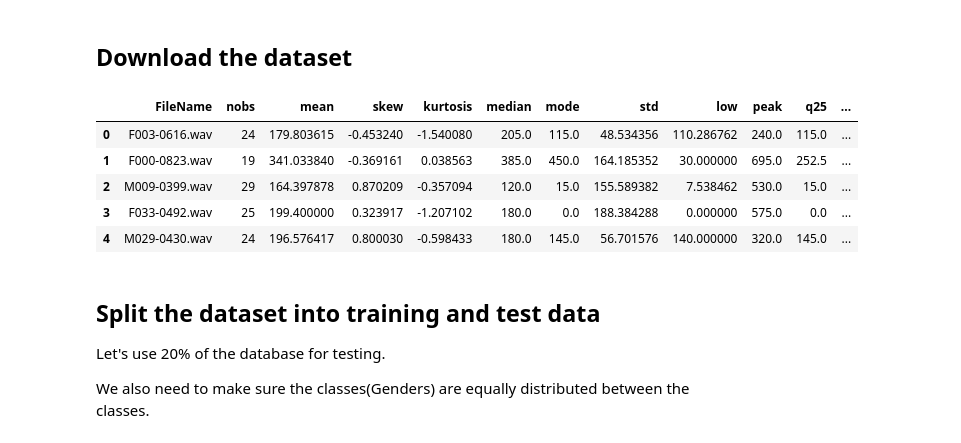
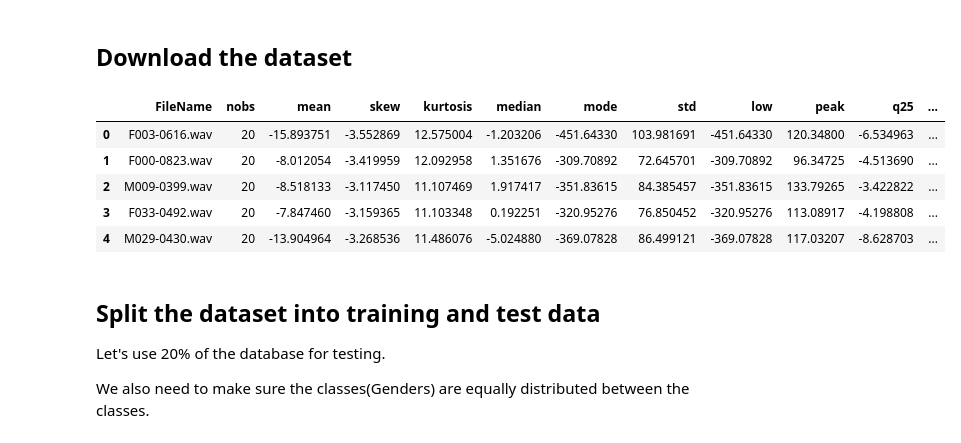
Before and after one commit to BrunoGianesi/Speaker-Gender-Recognition, a Jupyter notebook: CETUC_Model.ipynb, the cells around one changed output. Cells and saved outputs as stored; diff of their text form; code cells hidden in the pictures.

```diff
--- a/CETUC_Model.ipynb
+++ b/CETUC_Model.ipynb
@@ -14,15 +14,16 @@ import pickle
 # %% [markdown]
 ## Download the dataset
 # %%
-df = pd.read_csv('data/CETUC_Features_data.csv')
+# df = pd.read_csv('data/CETUC_Features_data.csv')
+df = pd.read_csv('data/CETUC_MFCCs_statistics_data.csv')
 df.head()
 # %% [output]
 |  | FileName | nobs | mean | skew | kurtosis | median | mode | std | low | peak | q25 | ... |
-| 0 | F003-0616.wav | 24 | 179.803615 | -0.453240 | -1.540080 | 205.0 | 115.0 | 48.534356 | 110.286762 | 240.0 | 115.0 | ... |
-| 1 | F000-0823.wav | 19 | 341.033840 | -0.369161 | 0.038563 | 385.0 | 450.0 | 164.185352 | 30.000000 | 695.0 | 252.5 | ... |
-| 2 | M009-0399.wav | 29 | 164.397878 | 0.870209 | -0.357094 | 120.0 | 15.0 | 155.589382 | 7.538462 | 530.0 | 15.0 | ... |
-| 3 | F033-0492.wav | 25 | 199.400000 | 0.323917 | -1.207102 | 180.0 | 0.0 | 188.384288 | 0.000000 | 575.0 | 0.0 | ... |
-| 4 | M029-0430.wav | 24 | 196.576417 | 0.800030 | -0.598433 | 180.0 | 145.0 | 56.701576 | 140.000000 | 320.0 | 145.0 | ... |
+| 0 | F003-0616.wav | 20 | -15.893751 | -3.552869 | 12.575004 | -1.203206 | -451.64330 | 103.981691 | -451.64330 | 120.34800 | -6.534963 | ... |
+| 1 | F000-0823.wav | 20 | -8.012054 | -3.419959 | 12.092958 | 1.351676 | -309.70892 | 72.645701 | -309.70892 | 96.34725 | -4.513690 | ... |
+| 2 | M009-0399.wav | 20 | -8.518133 | -3.117450 | 11.107469 | 1.917417 | -351.83615 | 84.385457 | -351.83615 | 133.79265 | -3.422822 | ... |
+| 3 | F033-0492.wav | 20 | -7.847460 | -3.159365 | 11.103348 | 0.192251 | -320.95276 | 76.850452 | -320.95276 | 113.08917 | -4.198808 | ... |
+| 4 | M029-0430.wav | 20 | -13.904964 | -3.268536 | 11.486076 | -5.024880 | -369.07828 | 86.499121 | -369.07828 | 117.03207 | -8.628703 | ... |
 # %% [markdown]
 ## Split the dataset into training and test data
 Let's use 20% of the database for testing.
```
Also changed, not shown: parts of 4 cells of this notebook, 29 other files.
